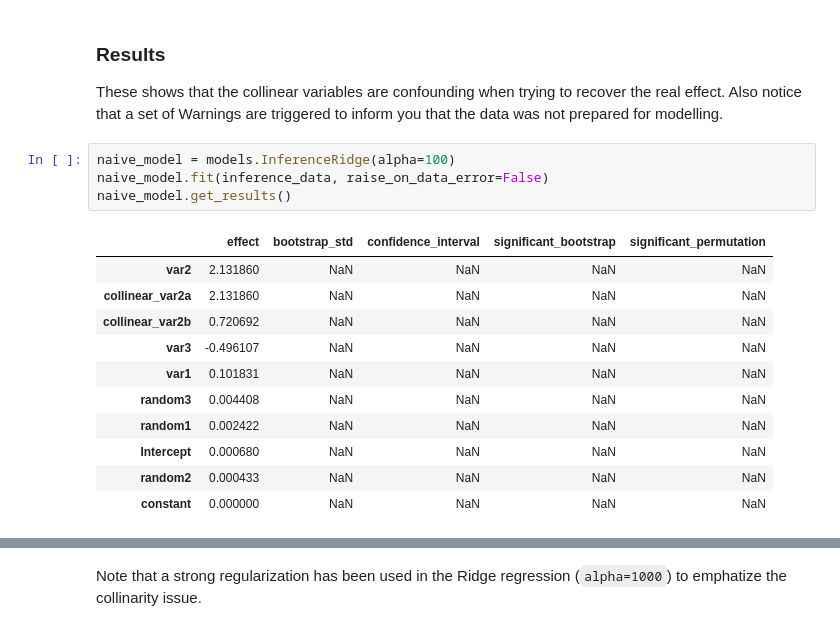
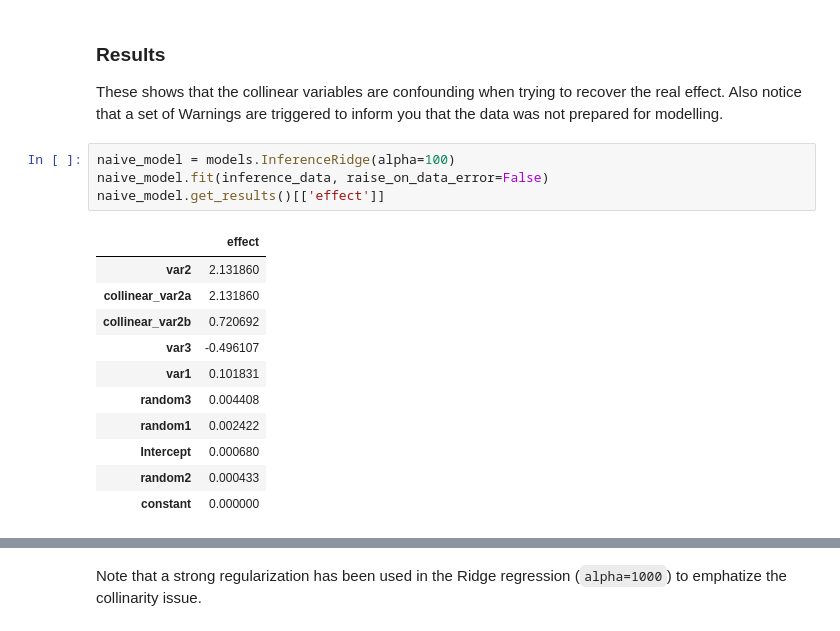
Before and after one commit to google-marketing-solutions/gps_building_blocks, a Jupyter notebook: py/gps_building_blocks/ml/statistical_inference/examples/simple_simulation.ipynb, the cells around one changed output, grey strips where cells are left out. Cells and saved outputs as stored; diff of their text form.

```diff
--- a/py/gps_building_blocks/ml/statistical_inference/examples/simple_simulation.ipynb
+++ b/py/gps_building_blocks/ml/statistical_inference/examples/simple_simulation.ipynb
@@ -105,16 +105,16 @@ real effect. Also notice that a set of Warnings are triggered to inform you that
 # %%
 naive_model = models.InferenceRidge(alpha=100)
 naive_model.fit(inference_data, raise_on_data_error=False)
-naive_model.get_results()
+naive_model.get_results()[['effect']]
 # %% [output]
-|  | effect | bootstrap_std | confidence_interval | significant_bootstrap | significant_permutation |
-| var2 | 2.131860 | NaN | NaN | NaN | NaN |
-| collinear_var2a | 2.131860 | NaN | NaN | NaN | NaN |
-| collinear_var2b | 0.720692 | NaN | NaN | NaN | NaN |
-| var3 | -0.496107 | NaN | NaN | NaN | NaN |
-| var1 | 0.101831 | NaN | NaN | NaN | NaN |
-| random3 | 0.004408 | NaN | NaN | NaN | NaN |
-| random1 | 0.002422 | NaN | NaN | NaN | NaN |
-| Intercept | 0.000680 | NaN | NaN | NaN | NaN |
-| random2 | 0.000433 | NaN | NaN | NaN | NaN |
-| constant | 0.000000 | NaN | NaN | NaN | NaN |
+|  | effect |
+| var2 | 2.131860 |
+| collinear_var2a | 2.131860 |
+| collinear_var2b | 0.720692 |
+| var3 | -0.496107 |
+| var1 | 0.101831 |
+| random3 | 0.004408 |
+| random1 | 0.002422 |
+| Intercept | 0.000680 |
+| random2 | 0.000433 |
+| constant | 0.000000 |
```
Also changed, not shown: parts of 5 cells of this notebook.
